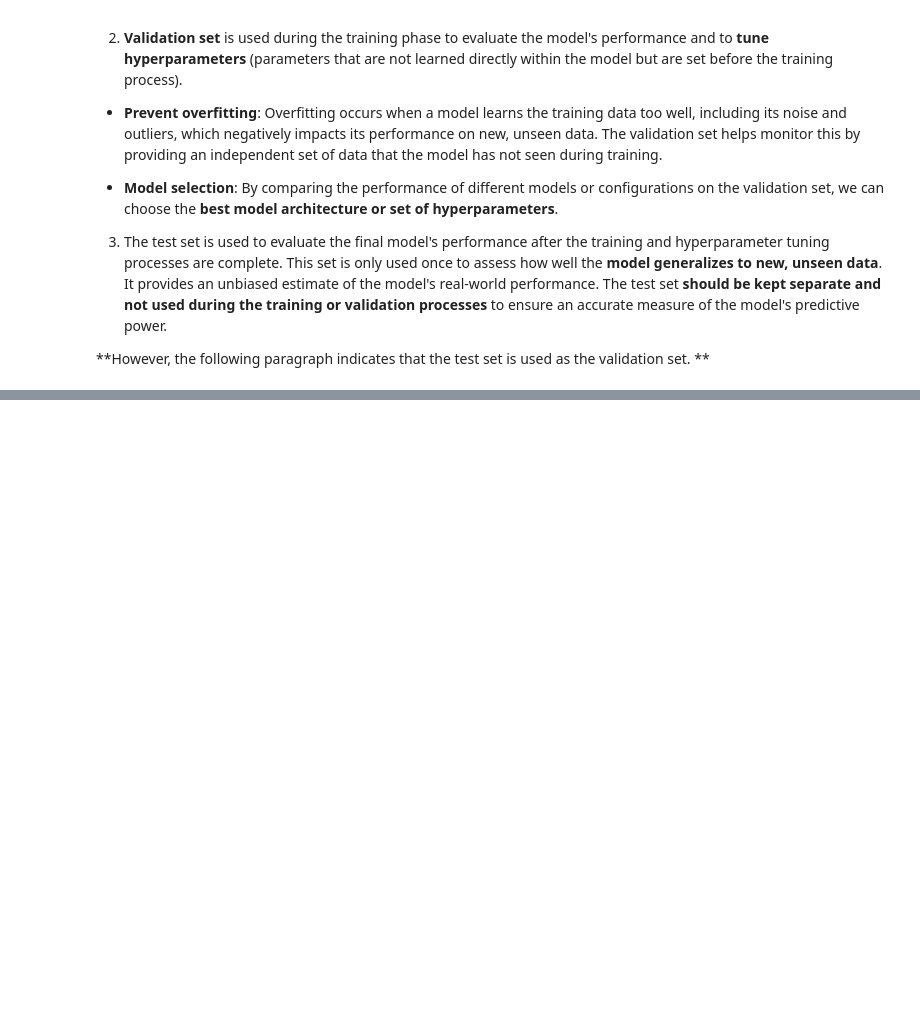
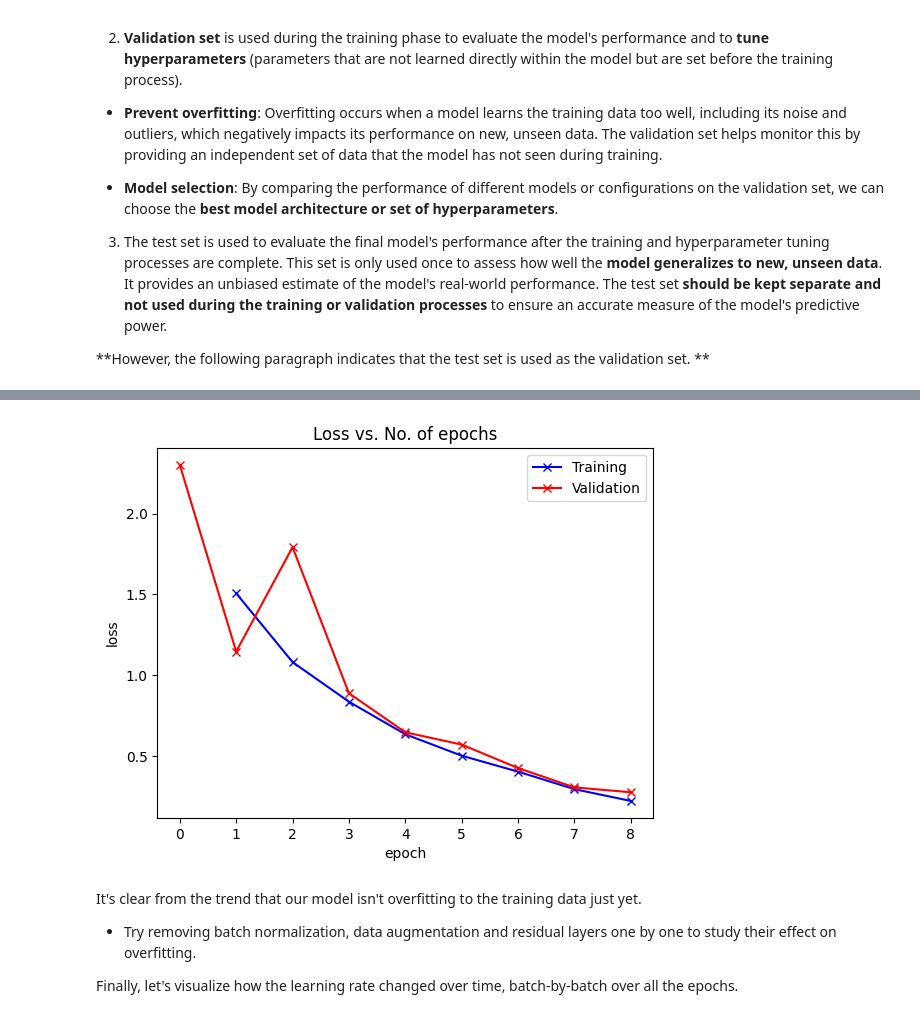
Before and after one commit to MinghanChu/DeepLearning-ZerosToGans, a Jupyter notebook: Data_Augmentation,_Regularization_&_ResNets.ipynb, the cells around one changed output, grey strips where cells are left out. Saved outputs shown, nothing was run; the diff lists cells and outputs as text; code cells hidden in the pictures; blank space fills up the shorter version.

```diff
--- a/Data_Augmentation,_Regularization_&_ResNets.ipynb
+++ b/Data_Augmentation,_Regularization_&_ResNets.ipynb
@@ -70,0 +532,20 @@ We can create training and validation datasets using the `ImageFolder` class fro
+# %%
+def plot_losses(history):
+    train_losses = [x.get('train_loss') for x in history]
+    val_losses = [x['val_loss'] for x in history]
+    plt.plot(train_losses, '-bx')
+    plt.plot(val_losses, '-rx')
+    plt.xlabel('epoch')
+    plt.ylabel('loss')
+    plt.legend(['Training', 'Validation'])
+    plt.title('Loss vs. No. of epochs');
+# %%
+plot_losses(history)
+# %% [output]
+[figure, added]
+# %% [markdown]
+It's clear from the trend that our model isn't overfitting to the training data just yet.
+
++ Try removing batch normalization, data augmentation and residual layers one by one to study their effect on overfitting.
+
+Finally, let's visualize how the learning rate changed over time, batch-by-batch over all the epochs.
```
Also changed, not shown: parts of 45 cells of this notebook.
